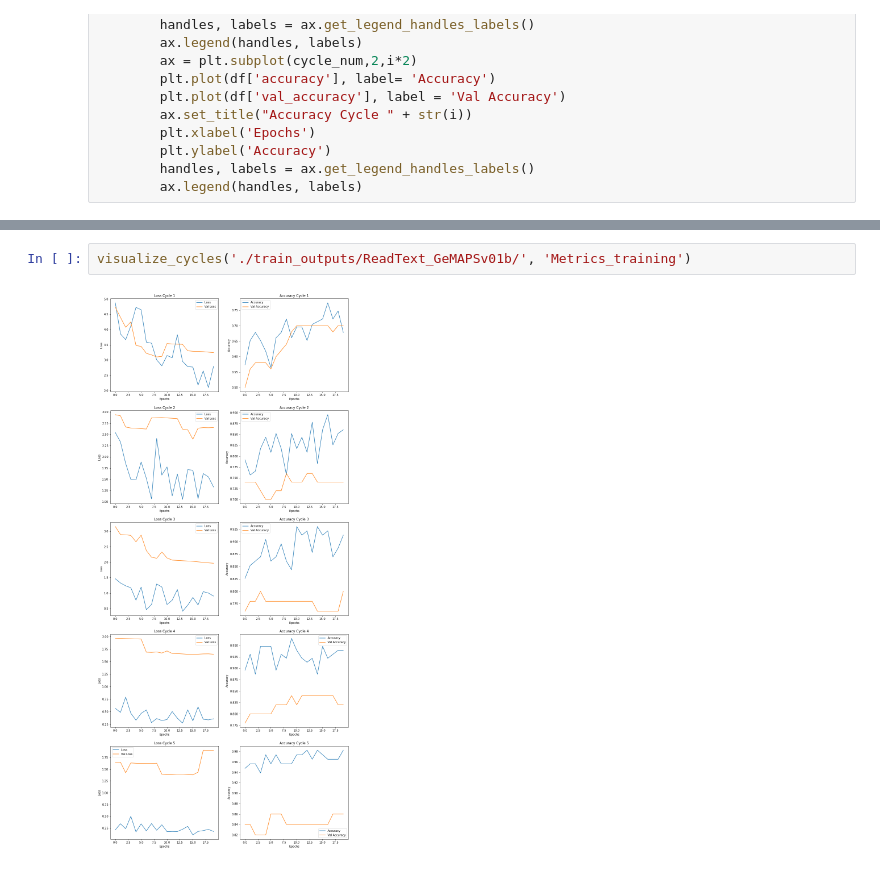
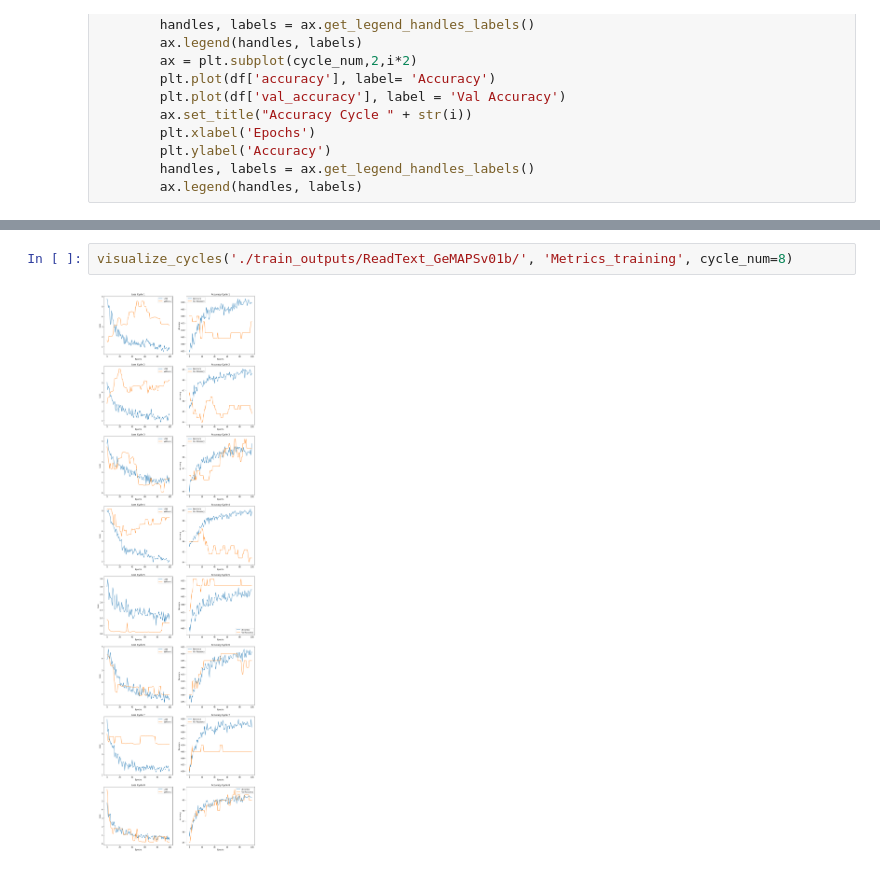
Before and after one commit to maja-kruszyk/Parkinson-AI, a Jupyter notebook: visualize_results.ipynb, the cells around one changed output, grey strips where cells are left out. Saved outputs shown, nothing was run; the diff lists cells and outputs as text.

```diff
--- a/visualize_results.ipynb
+++ b/visualize_results.ipynb
@@ -41,9 +41,9 @@ def visualize_cycles(directory,name, cycle_num=5):
 # %% [markdown]
 <a id='read_ge'></a>
 # %%
-visualize_cycles('./train_outputs/ReadText_GeMAPSv01b/', 'Metrics_training')
+visualize_cycles('./train_outputs/ReadText_GeMAPSv01b/', 'Metrics_training', cycle_num=8)
 # %% [output]
-[figure, old version]
+[figure, new version]
 # %%
 df1 = pd.read_csv('./train_outputs/ReadText_GeMAPSv01b/Metrics_best.csv', index_col=0)
 df1
```
Also changed, not shown: parts of 9 cells of this notebook, 36 other files.
